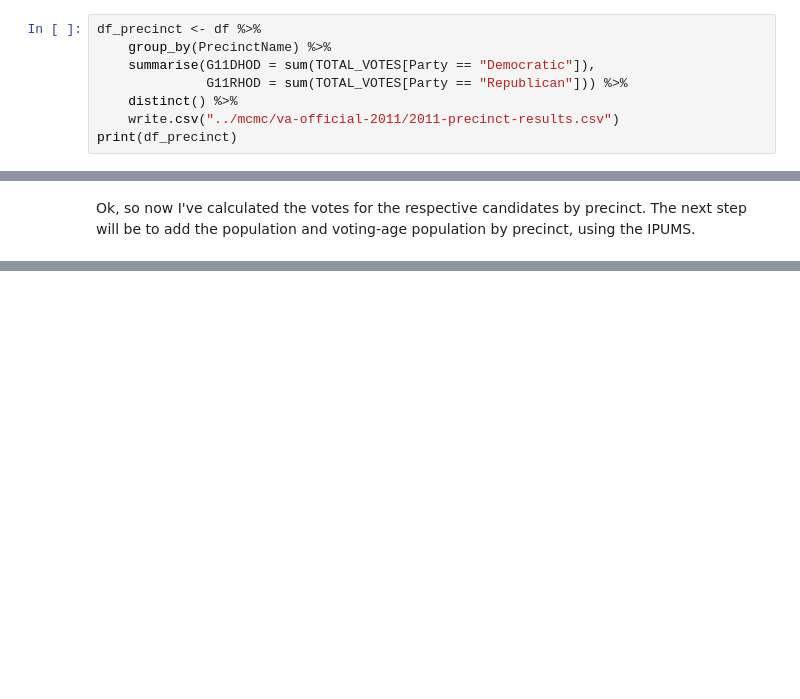
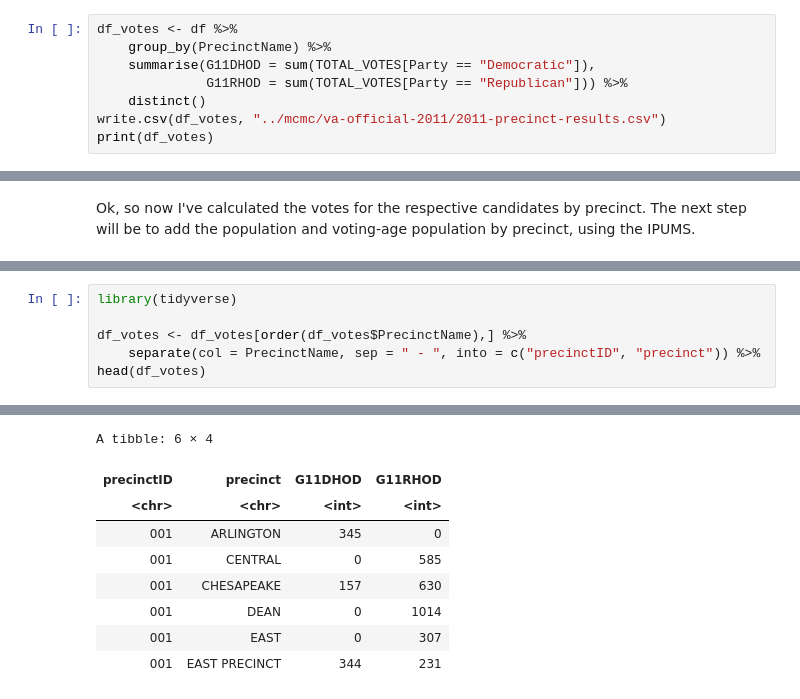
Before and after one commit to madeleinegoertz/ap-research-redistricting, a Jupyter notebook: mcmc/VA_2011.ipynb, the cells around one changed output, grey strips where cells are left out. Drawn from its saved outputs; the diff is of its cells as text; blank space fills up the shorter version.

Commit message:
WIP merging shapefiles into 2011 data

```diff
--- a/mcmc/VA_2011.ipynb
+++ b/mcmc/VA_2011.ipynb
@@ -44,12 +44,12 @@ Now I have 3376 records, where each record is one candidate running in one preci
     - `G11DHOD` = all votes for Democratic candidates in that precinct
     - `G11RHOD` = all votes for Republican candidates in that precinct
 # %%
-df_precinct <- df %>%
+df_votes <- df %>%
     group_by(PrecinctName) %>%
     summarise(G11DHOD = sum(TOTAL_VOTES[Party == "Democratic"]),
               G11RHOD = sum(TOTAL_VOTES[Party == "Republican"])) %>%
-    distinct() %>%
-    write.csv("../mcmc/va-official-2011/2011-precinct-results.csv")
-print(df_precinct)
+    distinct()
+write.csv(df_votes, "../mcmc/va-official-2011/2011-precinct-results.csv")
+print(df_votes)
 # %% [output]
 `summarise()` ungrouping output (override with `.groups` argument)
@@ -58,0 +80,7 @@ Ok, so now I've calculated the votes for the respective candidates by precinct.
+# %%
+library(tidyverse)
+
+df_votes <- df_votes[order(df_votes$PrecinctName),] %>%
+    separate(col = PrecinctName, sep = " - ", into = c("precinctID", "precinct")) %>%
+head(df_votes)
+# %% [output]
@@ -58,0 +91,9 @@ Ok, so now I've calculated the votes for the respective candidates by precinct.
+A tibble: 6 × 4
+| precinctID | precinct | G11DHOD | G11RHOD |
+| <chr> | <chr> | <int> | <int> |
+| 001 | ARLINGTON | 345 | 0 |
+| 001 | CENTRAL | 0 | 585 |
+| 001 | CHESAPEAKE | 157 | 630 |
+| 001 | DEAN | 0 | 1014 |
+| 001 | EAST | 0 | 307 |
+| 001 | EAST PRECINCT | 344 | 231 |
```
Also changed, not shown: parts of 5 cells of this notebook, 1 other file.
